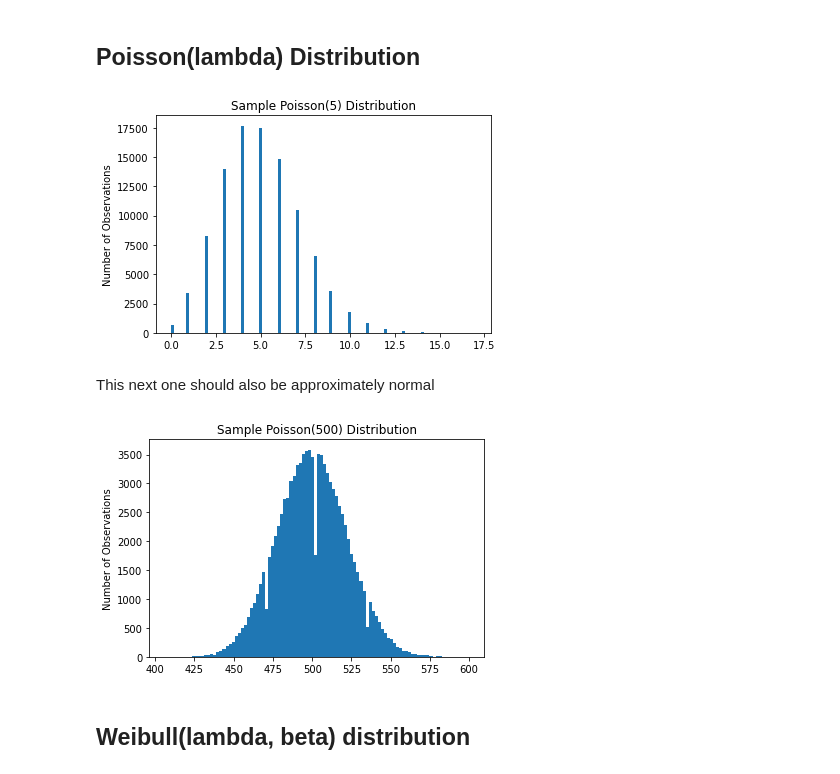
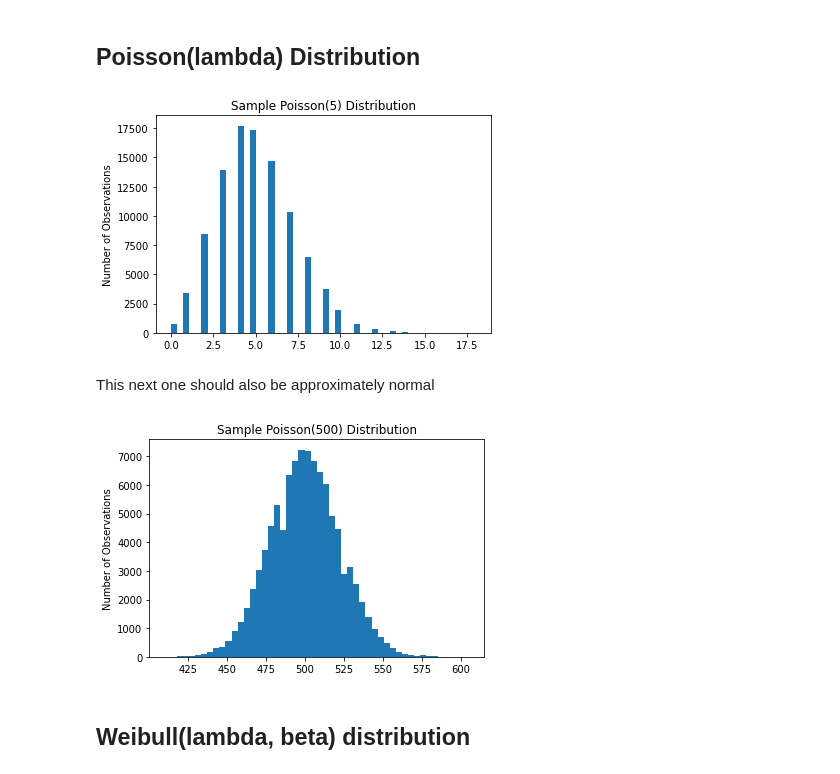
Before and after one commit to spencervore-dev/simulation_course_random_variate_generation_example, a Jupyter notebook: plot_distributions.ipynb, the cells around one changed output. Saved outputs shown, nothing was run; the diff lists cells and outputs as text; code cells hidden in the pictures.

```diff
--- a/plot_distributions.ipynb
+++ b/plot_distributions.ipynb
@@ -146,25 +172,25 @@ plt.show()
 # %%
 lamb = 5
 
 fishies = [rds.poisson(lamb) for _ in range(100_000)]
-plt.hist(fishies, bins=100)
+plt.hist(fishies, bins=50)
 plt.title(f"Sample Poisson({lamb}) Distribution")
 plt.ylabel("Number of Observations")
 plt.show()
 # %% [output]
-[figure, old version]
+[figure, new version]
 # %% [markdown]
 This next one should also be approximately normal
 # %%
 lamb = 500
 
 fishies = [rds.poisson(lamb) for _ in range(100_000)]
-plt.hist(fishies, bins=100)
+plt.hist(fishies, bins=50)
 plt.title(f"Sample Poisson({lamb}) Distribution")
 plt.ylabel("Number of Observations")
 plt.show()
 # %% [output]
-[figure, old version]
+[figure, new version]
 # %% [markdown]
 ## Weibull(lambda, beta) distribution
 # %%
```
Also changed, not shown: parts of 15 cells of this notebook, 1 other file.
